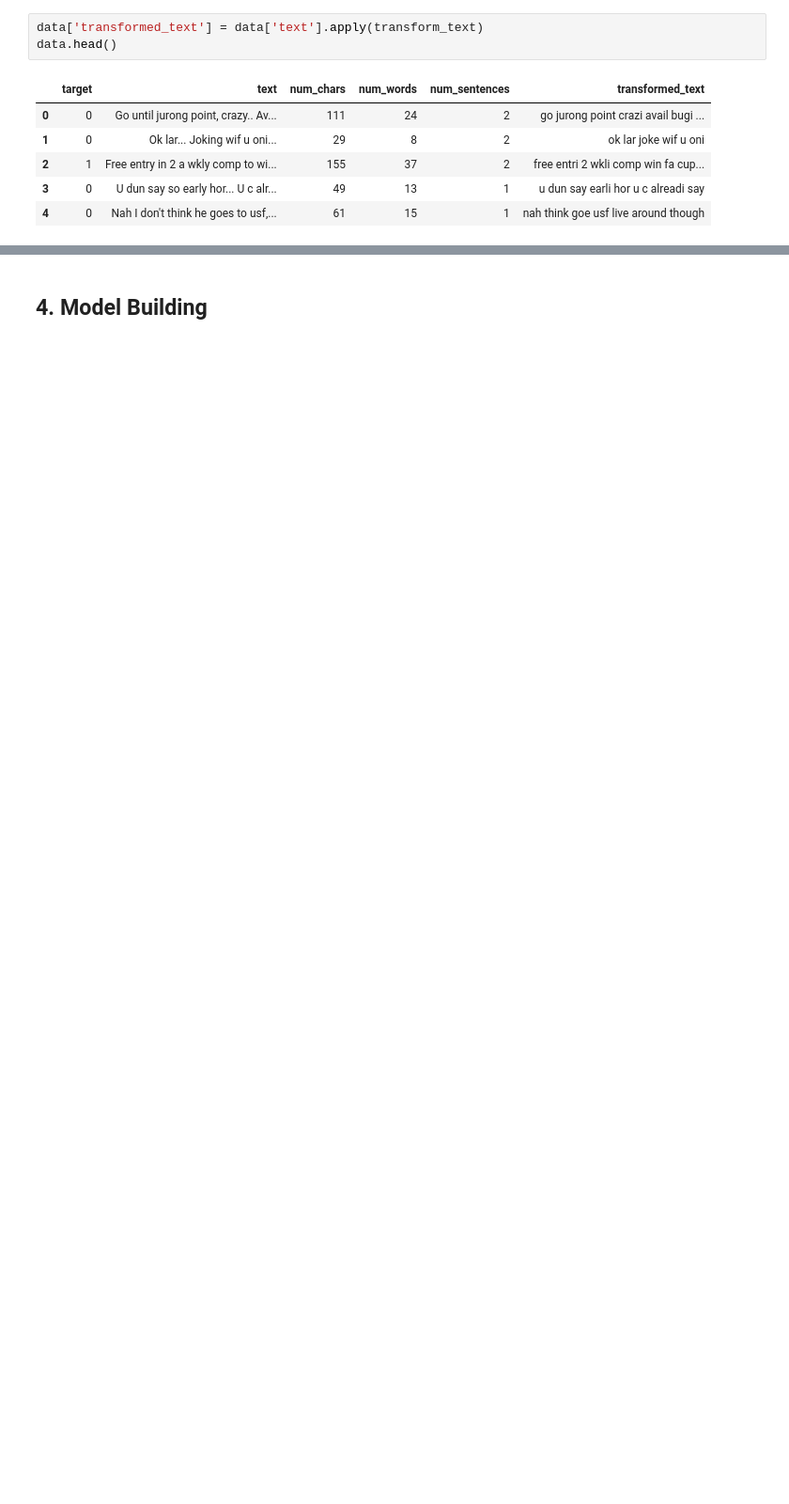
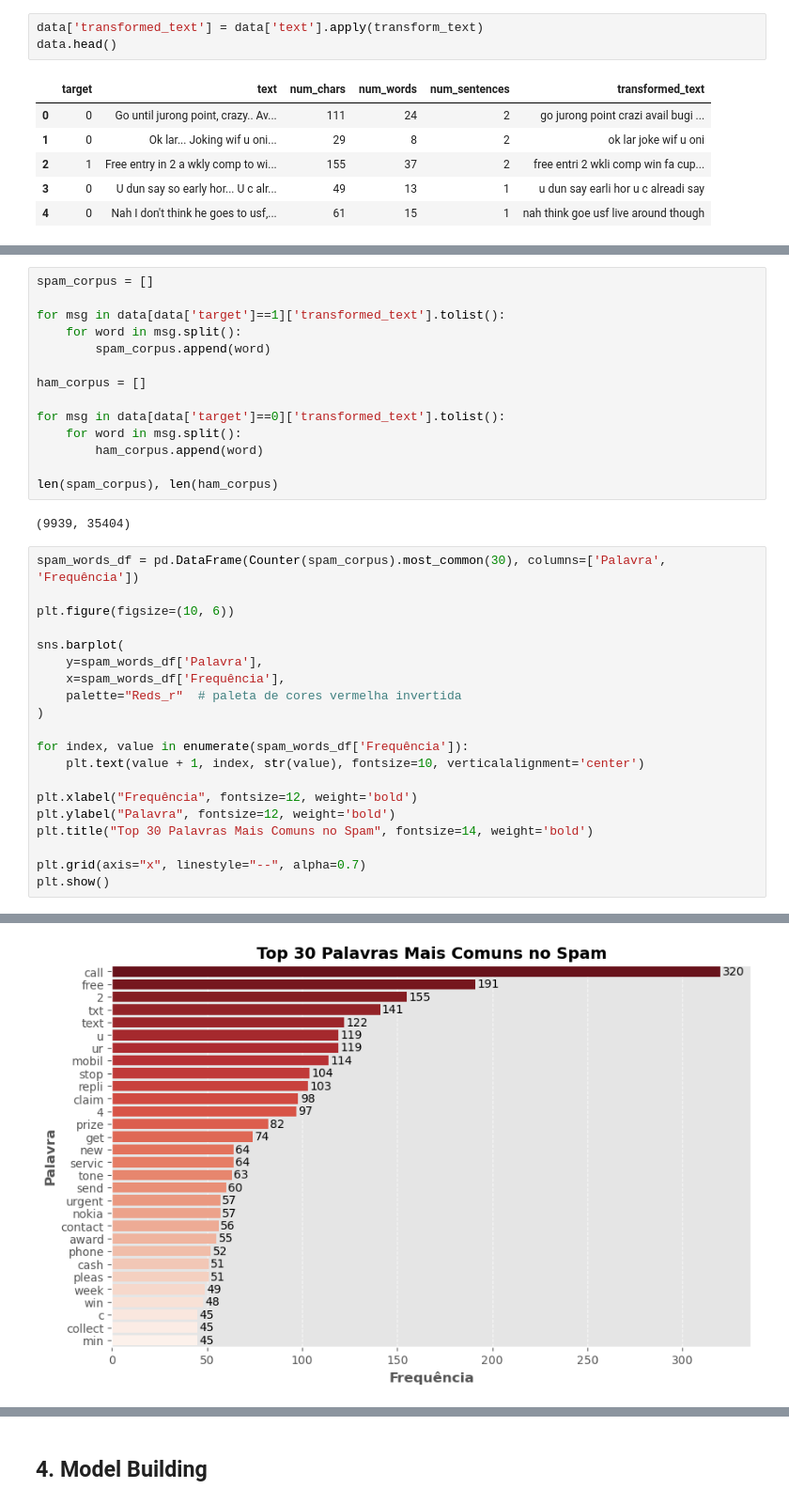
Before and after one commit to beatrizalmeidaf/hands-on-ml-projects, a Jupyter notebook: capitulo 3 - classificacao/spam_classifier.ipynb, the cells around one changed output, grey strips where cells are left out. Shown at 94% size. Cells and saved outputs as stored; diff of their text form; blank space fills up the shorter version.

```diff
--- a/capitulo 3 - classificacao/spam_classifier.ipynb
+++ b/capitulo 3 - classificacao/spam_classifier.ipynb
@@ -339,0 +385,37 @@ data.head()
+# %%
+spam_corpus = []
+
+for msg in data[data['target']==1]['transformed_text'].tolist():
+    for word in msg.split():
+        spam_corpus.append(word)
+
+ham_corpus = []
+
+for msg in data[data['target']==0]['transformed_text'].tolist():
+    for word in msg.split():
+        ham_corpus.append(word)
+
+len(spam_corpus), len(ham_corpus)
+# %% [output]
+(9939, 35404)
+# %%
+spam_words_df = pd.DataFrame(Counter(spam_corpus).most_common(30), columns=['Palavra', 'Frequência'])
+
+plt.figure(figsize=(10, 6))
+
+sns.barplot(
+    y=spam_words_df['Palavra'],
+    x=spam_words_df['Frequência'],
+    palette="Reds_r"  # paleta de cores vermelha invertida
+)
+
+for index, value in enumerate(spam_words_df['Frequência']):
+    plt.text(value + 1, index, str(value), fontsize=10, verticalalignment='center')
+
+plt.xlabel("Frequência", fontsize=12, weight='bold')
+plt.ylabel("Palavra", fontsize=12, weight='bold')
+plt.title("Top 30 Palavras Mais Comuns no Spam", fontsize=14, weight='bold')
+
+plt.grid(axis="x", linestyle="--", alpha=0.7)
+plt.show()
+# %% [output]
@@ -339,0 +425 @@ data.head()
+[figure, added]
```
Also changed, not shown: parts of 11 cells of this notebook.
